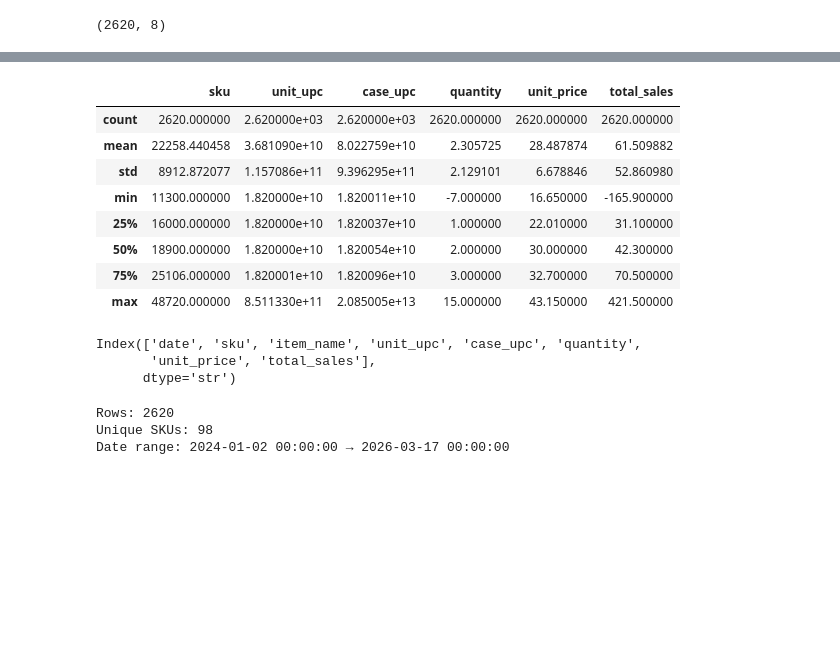
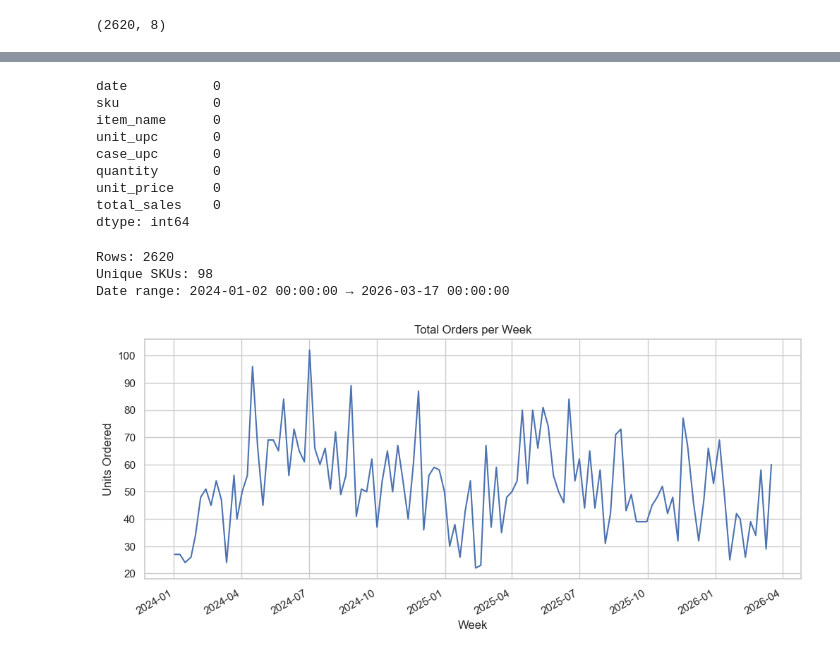
Before and after one commit to sahithgondi/beer-demand-forecasting, a Jupyter notebook: notebooks/01_eda.ipynb, the cells around one changed output, grey strips where cells are left out. Drawn from its saved outputs; the diff is of its cells as text; code cells hidden in the pictures; blank space fills up the shorter version.

```diff
--- a/notebooks/01_eda.ipynb
+++ b/notebooks/01_eda.ipynb
@@ -4,7 +4,7 @@ import numpy as np
 import matplotlib.pyplot as plt
 import seaborn as sns
 
-pd.set_option('display.max_columns', None)
+sns.set_style("whitegrid")
 # %%
 df = pd.read_csv("../data/processed/all_sales.csv")
 
@@ -55,30 +53,35 @@ memory usage: 163.9 KB
 # %%
-df.describe()
+df["date"] = pd.to_datetime(df["date"])
+df = df.sort_values("date")
-# %% [output]
-|  | sku | unit_upc | case_upc | quantity | unit_price | total_sales |
-| count | 2620.000000 | 2.620000e+03 | 2.620000e+03 | 2620.000000 | 2620.000000 | 2620.000000 |
-| mean | 22258.440458 | 3.681090e+10 | 8.022759e+10 | 2.305725 | 28.487874 | 61.509882 |
-| std | 8912.872077 | 1.157086e+11 | 9.396295e+11 | 2.129101 | 6.678846 | 52.860980 |
-| min | 11300.000000 | 1.820000e+10 | 1.820011e+10 | -7.000000 | 16.650000 | -165.900000 |
-| 25% | 16000.000000 | 1.820000e+10 | 1.820037e+10 | 1.000000 | 22.010000 | 31.100000 |
-| 50% | 18900.000000 | 1.820000e+10 | 1.820054e+10 | 2.000000 | 30.000000 | 42.300000 |
-| 75% | 25106.000000 | 1.820001e+10 | 1.820096e+10 | 3.000000 | 32.700000 | 70.500000 |
-| max | 48720.000000 | 8.511330e+11 | 2.085005e+13 | 15.000000 | 43.150000 | 421.500000 |
 # %%
-df.columns
+df.isnull().sum()
 # %% [output]
-Index(['date', 'sku', 'item_name', 'unit_upc', 'case_upc', 'quantity',
-       'unit_price', 'total_sales'],
-      dtype='str')
+date           0
+sku            0
+item_name      0
+unit_upc       0
+case_upc       0
+quantity       0
+unit_price     0
+total_sales    0
+dtype: int64
 # %%
-df["date"] = pd.to_datetime(df["date"])
-df = df.sort_values("date")
+print("Rows:", len(df))
+print("Unique SKUs:", df["sku"].nunique())
+print("Date range:", df["date"].min(), "→", df["date"].max())
+# %% [output]
+Rows: 2620
+Unique SKUs: 98
+Date range: 2024-01-02 00:00:00 → 2026-03-17 00:00:00
 # %%
-print("Rows:", len(df))
-print("Unique SKUs:", df["sku"].nunique())
-print("Date range:", df["date"].min(), "→", df["date"].max())
+weekly_orders = df.groupby("date")["quantity"].sum()
+
+plt.figure(figsize = (12, 5))
+weekly_orders.plot()
+plt.title("Total Orders per Week")
+plt.xlabel("Week")
+plt.ylabel("Units Ordered")
+plt.show()
 # %% [output]
-Rows: 2620
-Unique SKUs: 98
-Date range: 2024-01-02 00:00:00 → 2026-03-17 00:00:00
+[figure, added]
 # %%
```
Also changed, not shown: parts of 16 cells of this notebook, 1 other file.
